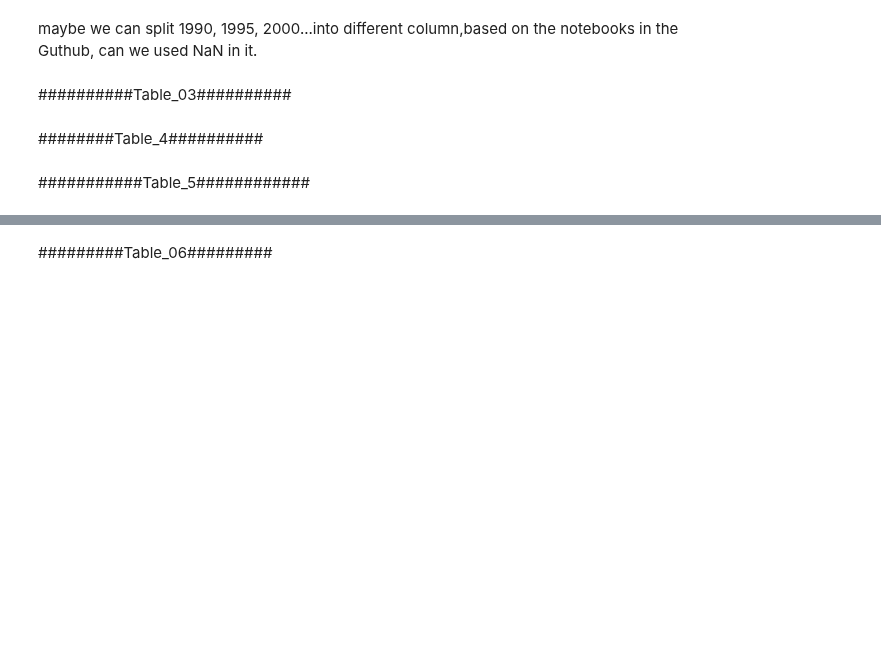
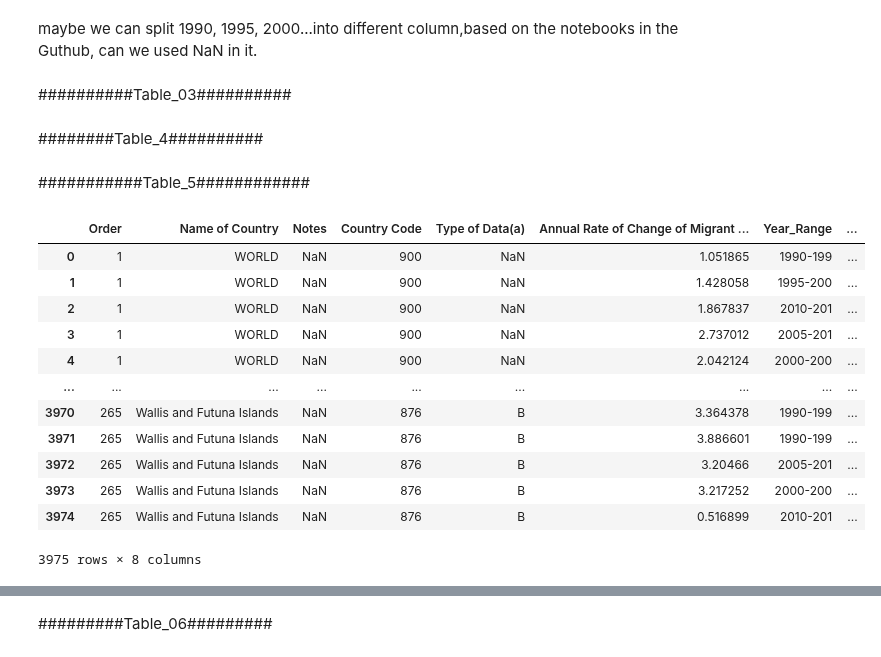
Before and after one commit to zhenwujason/inf1340-ZhenWuJason-Project, a Jupyter notebook: MID__Sub_YankeMo.ipynb, the cells around one changed output, grey strips where cells are left out. Drawn from its saved outputs; the diff is of its cells as text; code cells hidden in the pictures; blank space fills up the shorter version.

```diff
--- a/MID__Sub_YankeMo.ipynb
+++ b/MID__Sub_YankeMo.ipynb
@@ -160,5 +173,19 @@ tidy_table_05 = table_5_1.melt(id_vars=["Order","Name of Country","Notes","Count
 # %%
 tidy_table_05
 # %%
-tidy_table_05=(tidy_table_05.assign(Year_Range = lambda x: x.Years.str[:8].astype(str), Gender = lambda x: x.Years.str[30:].astype(str)).drop("Years",axis=1))
+tidy_table_05=(tidy_table_05.assign(Year_Range = lambda x: x.Years.str[:8].astype(str), Gender = lambda x: x.Years.str[31:].astype(str)).drop("Years",axis=1))
 tidy_table_05.sort_values(by ='Order').reset_index().drop(columns = 'index') #Separate the Year cloumns into year, gemder, migrant stock
+# %% [output]
+|  | Order | Name of Country | Notes | Country Code | Type of Data(a) | Annual Rate of Change of Migrant ... | Year_Range | ... |
+| 0 | 1 | WORLD | NaN | 900 | NaN | 1.051865 | 1990-199 | ... |
+| 1 | 1 | WORLD | NaN | 900 | NaN | 1.428058 | 1995-200 | ... |
+| 2 | 1 | WORLD | NaN | 900 | NaN | 1.867837 | 2010-201 | ... |
+| 3 | 1 | WORLD | NaN | 900 | NaN | 2.737012 | 2005-201 | ... |
+| 4 | 1 | WORLD | NaN | 900 | NaN | 2.042124 | 2000-200 | ... |
+| ... | ... | ... | ... | ... | ... | ... | ... | ... |
+| 3970 | 265 | Wallis and Futuna Islands | NaN | 876 | B | 3.364378 | 1990-199 | ... |
+| 3971 | 265 | Wallis and Futuna Islands | NaN | 876 | B | 3.886601 | 1990-199 | ... |
+| 3972 | 265 | Wallis and Futuna Islands | NaN | 876 | B | 3.20466 | 2005-201 | ... |
+| 3973 | 265 | Wallis and Futuna Islands | NaN | 876 | B | 3.217252 | 2000-200 | ... |
+| 3974 | 265 | Wallis and Futuna Islands | NaN | 876 | B | 0.516899 | 2010-201 | ... |
+3975 rows × 8 columns
```
Also changed, not shown: parts of 9 cells of this notebook.
